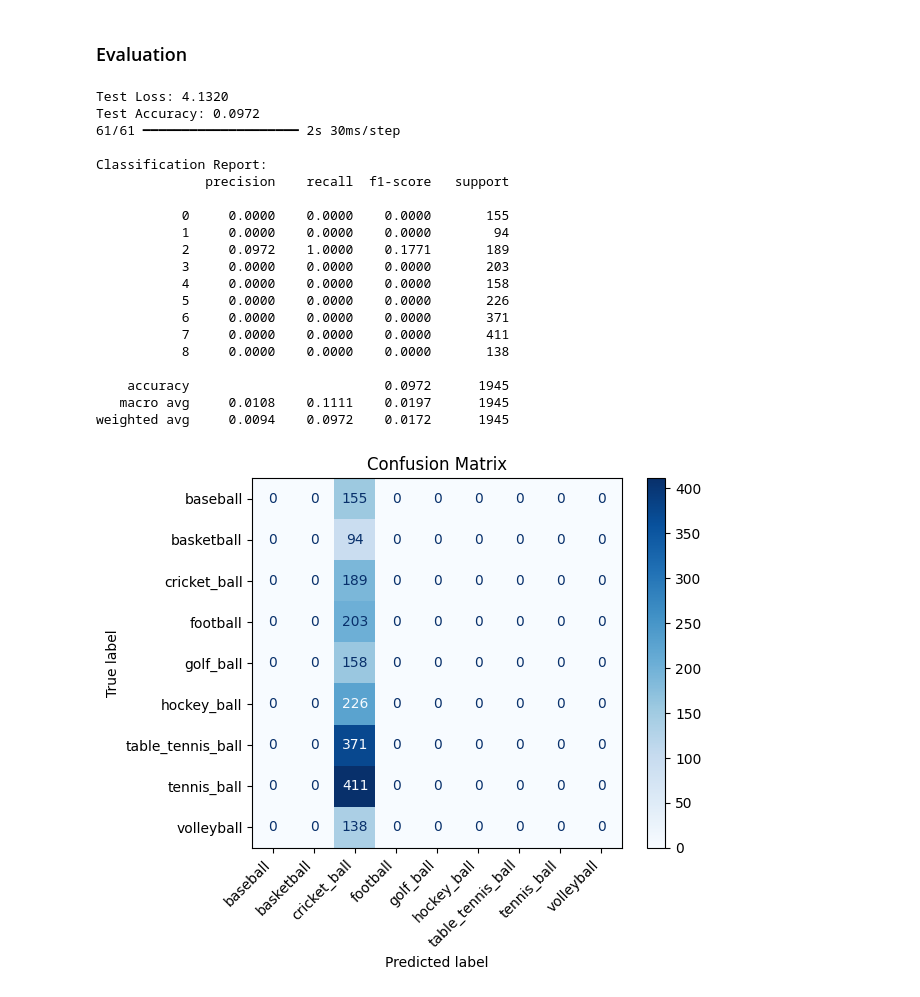
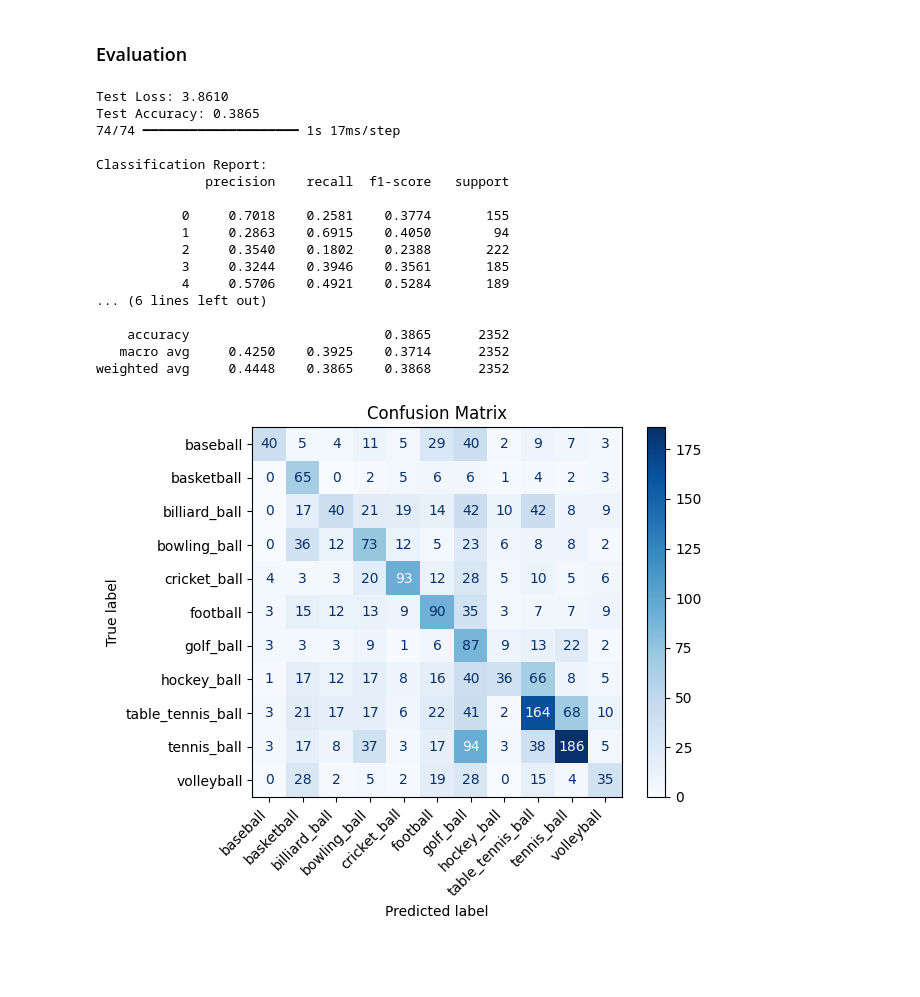
Before and after one commit to taylorj8/final_project, a Jupyter notebook: FinalProject.ipynb, the cells around one changed output. Saved outputs shown, nothing was run; the diff lists cells and outputs as text; code cells hidden in the pictures; blank space fills up the shorter version.

```diff
--- a/FinalProject.ipynb
+++ b/FinalProject.ipynb
@@ -408,11 +450,12 @@ x_test = circle_mask_images(x_test)
 # %%
 import numpy as np
 from sklearn.metrics import classification_report, confusion_matrix, ConfusionMatrixDisplay
+from keras.saving import load_model
 
 
 def evaluate_model(model: keras.Sequential, x_test: np.ndarray, y_test: np.ndarray) -> Tuple[float, float]:
     # Add channel dimension if necessary
-    x_test = np.array(x_test).astype("float32") / 255.0
+    # x_test = np.array(x_test).astype("float32") / 255.0
     x_test = np.expand_dims(x_test, axis=-1)
 
     # Evaluate the model on the test data
@@ -447,46 +490,43 @@ def evaluate_model(model: keras.Sequential, x_test: np.ndarray, y_test: np.ndarr
     # Plot training and validation accuracy
     plt.subplot(1, 2, 1)
     plt.plot(epochRange, history_dict['accuracy'], label='Training Accuracy', marker='o')
     plt.plot(epochRange, history_dict['val_accuracy'], label='Validation Accuracy', marker='o')
     plt.title('Training and Validation Accuracy')
     plt.xlabel('Epochs')
     plt.ylabel('Accuracy')
     plt.legend()
 
     # Plot training and validation loss
     plt.subplot(1, 2, 2)
     plt.plot(epochRange, history_dict['loss'], label='Training Loss', marker='o')
     plt.plot(epochRange, history_dict['val_loss'], label='Validation Loss', marker='o')
     plt.title('Training and Validation Loss')
     plt.xlabel('Epochs')
     plt.ylabel('Loss')
     plt.legend()
 
     plt.tight_layout()
     plt.show()
 
 
 loaded_model = load_model("ball_cnn.keras")
 evaluate_model(loaded_model, x_test, y_test)
 # %% [output]
-Test Loss: 4.1320
-Test Accuracy: 0.0972
-61/61 ━━━━━━━━━━━━━━━━━━━━ 2s 30ms/step
+Test Loss: 3.8610
+Test Accuracy: 0.3865
+74/74 ━━━━━━━━━━━━━━━━━━━━ 1s 17ms/step
 
 Classification Report:
               precision    recall  f1-score   support
 
-           0     0.0000    0.0000    0.0000       155
-           1     0.0000    0.0000    0.0000        94
-           2     0.0972    1.0000    0.1771       189
-           3     0.0000    0.0000    0.0000       203
-           4     0.0000    0.0000    0.0000       158
-           5     0.0000    0.0000    0.0000       226
-           6     0.0000    0.0000    0.0000       371
-           7     0.0000    0.0000    0.0000       411
-           8     0.0000    0.0000    0.0000       138
+           0     0.7018    0.2581    0.3774       155
+           1     0.2863    0.6915    0.4050        94
+           2     0.3540    0.1802    0.2388       222
+           3     0.3244    0.3946    0.3561       185
+           4     0.5706    0.4921    0.5284       189
+... (6 lines left out)
 
-    accuracy                         0.0972      1945
-   macro avg     0.0108    0.1111    0.0197      1945
-weighted avg     0.0094    0.0972    0.0172      1945
+    accuracy                         0.3865      2352
+   macro avg     0.4250    0.3925    0.3714      2352
+weighted avg     0.4448    0.3865    0.3868      2352
-[figure, old version]
+[figure, new version]
```
Also changed, not shown: parts of 8 cells of this notebook.
